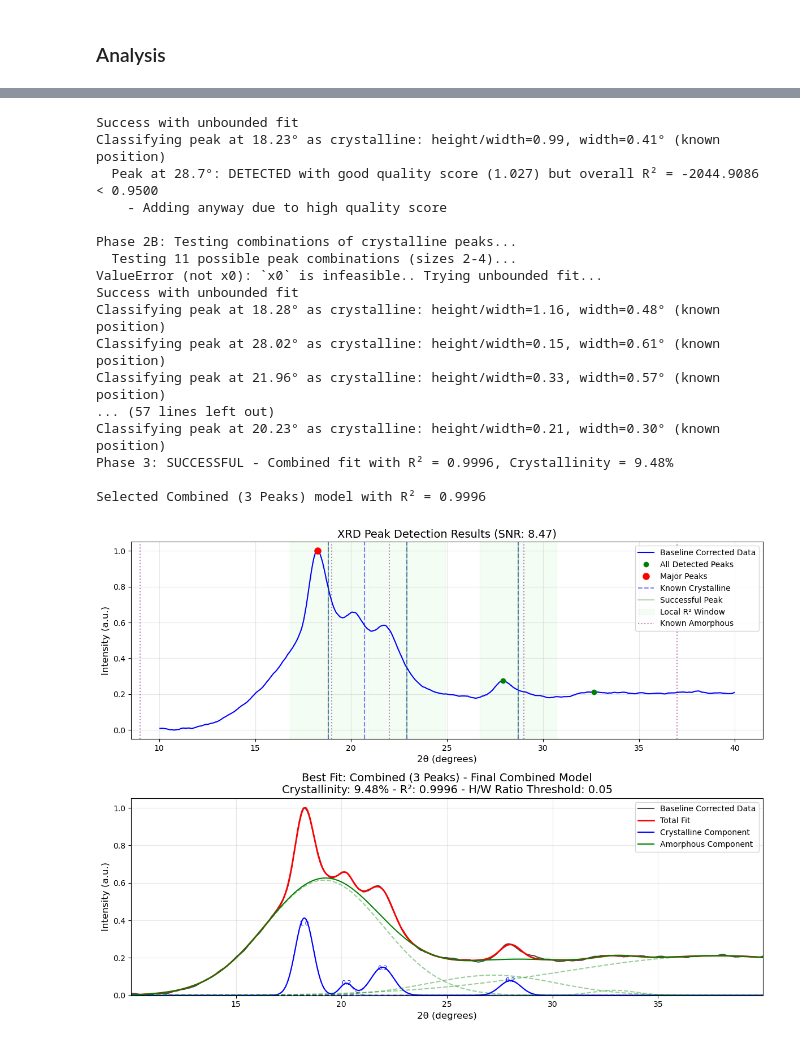
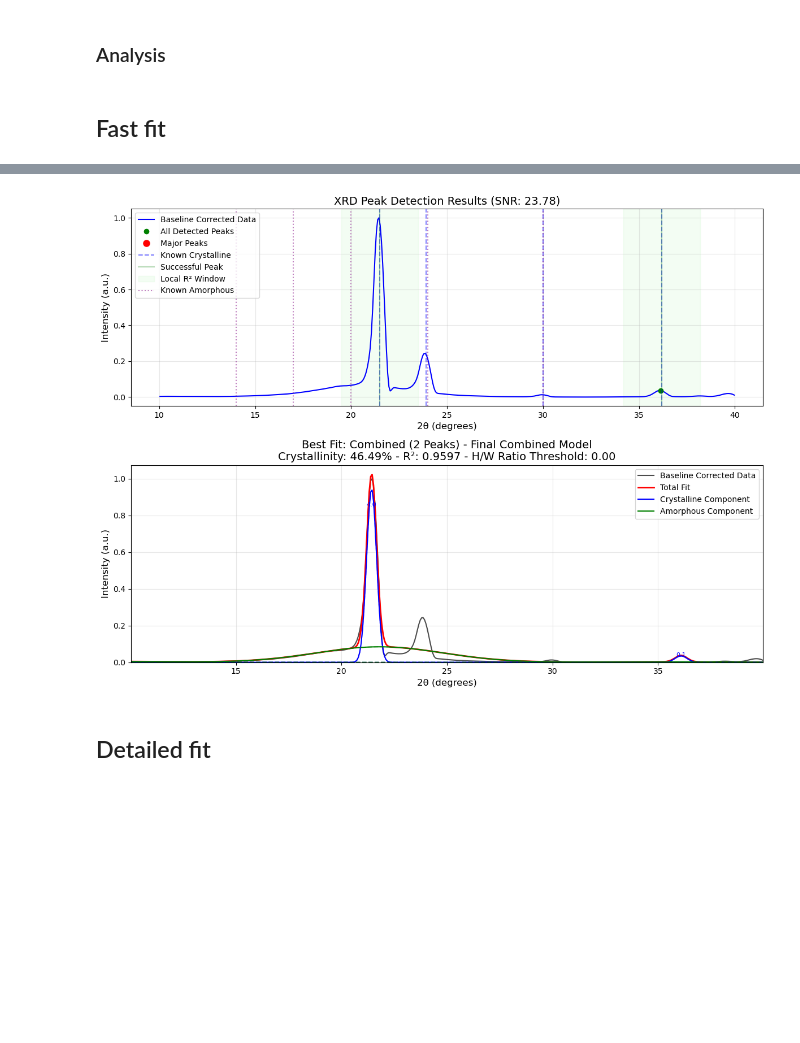
Before and after one commit to louis-sh-nguyen/polymer-characterisation, a Jupyter notebook: notebooks/XRD_heated_method.ipynb, the cells around one changed output, grey strips where cells are left out. Drawn from its saved outputs; the diff is of its cells as text; code cells hidden in the pictures; blank space fills up the shorter version.

Commit message:
add heated xrd results

```diff
--- a/notebooks/XRD_heated_method.ipynb
+++ b/notebooks/XRD_heated_method.ipynb
@@ -1223,29 +2161,27 @@ sample_crys_peaks_dict = {
+# %% [markdown]
+## Fast fit
 # %%
 # Run one file to tune the cyrst peak position
 
-for file in ['PEEK500907_200C_1.csv']: #* Change this
-    print(f"Processing file: {file}")
-    if 'HDPE' in file:
-        polymer = 'HDPE'
-    else:
-        polymer = 'PEEK'
+# for file in ['HDPE_29C_1.csv']: #* Change this
+#     print(f"Processing file: {file}")
+#     if 'HDPE' in file:
+#         polymer = 'HDPE'
+#     else:
+#         polymer = 'PEEK'
 
-    # Adjust crystalline peak positions
-    sample_crys_peaks_dict[file] = [(i+0.1) for i in ref_peak_dict[polymer]] #* Tune this
-#     known_amorp_peaks_dict = {
-#     'PEEK': [9, 19, 22, 29, 37],    #* tune
-#     # 'HDPE': [14, 17, 20, 24, 30]
-# }
+#     data = df_dict[file]
+#     intensity = data['Intensity_norm'].values
+#     two_theta = data['2Theta'].values
 
-    data = df_dict[file]
-    intensity = data['Intensity_norm'].values
-    two_theta = data['2Theta'].values
-
-    results = fit_xrd_spectrum(two_theta, intensity,
-                            #    known_crys_peaks=sample_crys_peaks_dict.get(file, None),
-                               known_crys_peaks=[18.7+0.1, 20.6+0.1, 22.7+0.2, 28.7],
-                               known_amorp_peaks=known_amorp_peaks_dict.get(polymer, None),
-                            #    min_prominence=0.001,
-                               height_width_threshold=0.05, min_r_squared=0.95, amorphous_r_squared=0.90,
-                               visualise=True)
+#     results = fit_xrd_spectrum_fast(two_theta, intensity,
+#                                         min_prominence=min_prominence_dict.get(polymer, 0.05),
+#                                         known_crys_peaks=sample_crys_peaks_dict.get(file, None), # default
+#                                         #    known_crys_peaks=[18.7+0.1, 20.6+0.1, 22.7+0.2, 28.7],
+#                                         known_amorp_peaks=known_amorp_peaks_dict.get(polymer, None),
+#                                         #    height_width_threshold=height_width_threshold_dict.get(polymer, 0.05),
+#                                         height_width_threshold=0.001,
+#                                         min_r_squared=0.95, amorphous_r_squared=0.90,
+#                                         visualise=True
+#                                         )
 # %% [output]
@@ -1269,18 +2205,3 @@ ValueError (not x0): `x0` is infeasible.. Trying unbounded fit...
-Success with unbounded fit
-Classifying peak at 18.23° as crystalline: height/width=0.99, width=0.41° (known position)
-  Peak at 28.7°: DETECTED with good quality score (1.027) but overall R² = -2044.9086 < 0.9500
-    - Adding anyway due to high quality score
-
-Phase 2B: Testing combinations of crystalline peaks...
-  Testing 11 possible peak combinations (sizes 2-4)...
-ValueError (not x0): `x0` is infeasible.. Trying unbounded fit...
-Success with unbounded fit
-Classifying peak at 18.28° as crystalline: height/width=1.16, width=0.48° (known position)
-Classifying peak at 28.02° as crystalline: height/width=0.15, width=0.61° (known position)
-Classifying peak at 21.96° as crystalline: height/width=0.33, width=0.57° (known position)
-... (57 lines left out)
-Classifying peak at 20.23° as crystalline: height/width=0.21, width=0.30° (known position)
-Phase 3: SUCCESSFUL - Combined fit with R² = 0.9996, Crystallinity = 9.48%
-
-Selected Combined (3 Peaks) model with R² = 0.9996
-[figure, old version]
+[figure, new version]
+# %% [markdown]
+## Detailed fit
```
Also changed, not shown: parts of 13 cells of this notebook, 1 other file.
